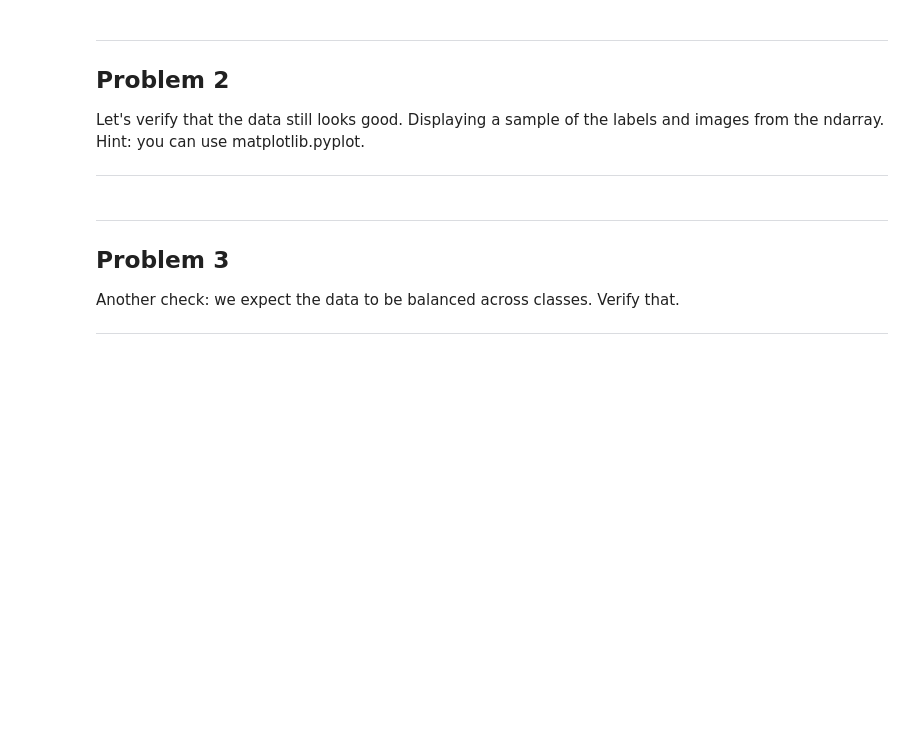
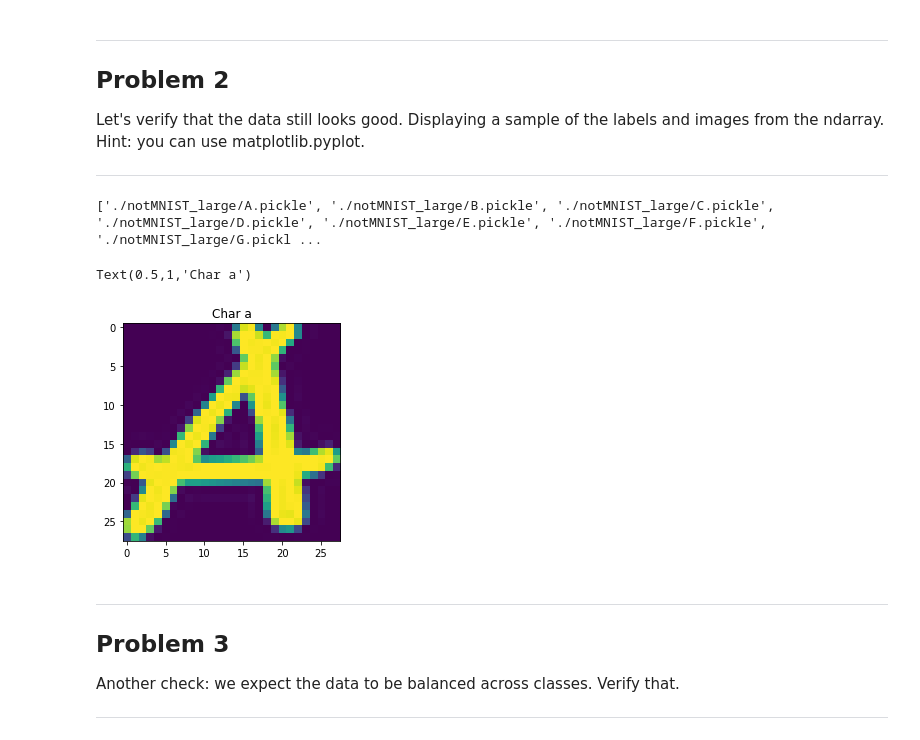
Before and after one commit to dario-pedro/tensorflow, a Jupyter notebook: tensorflow/examples/udacity/1_notmnist.ipynb, the cells around one changed output. Cells and saved outputs as stored; diff of their text form; code cells hidden in the pictures; blank space fills up the shorter version.

```diff
--- a/tensorflow/examples/udacity/1_notmnist.ipynb
+++ b/tensorflow/examples/udacity/1_notmnist.ipynb
@@ -195,6 +208,19 @@ Problem 2
 Let's verify that the data still looks good. Displaying a sample of the labels and images from the ndarray. Hint: you can use matplotlib.pyplot.
 
 ---
+# %%
+#now going to show some labels
+%matplotlib inline
+print(train_datasets)
+with open(train_datasets[0], 'rb') as f:
+        letter_set = pickle.load(f)
+
+plt.imshow(letter_set[3])
+plt.title("Char a")
+# %% [output]
+['./notMNIST_large/A.pickle', './notMNIST_large/B.pickle', './notMNIST_large/C.pickle', './notMNIST_large/D.pickle', './notMNIST_large/E.pickle', './notMNIST_large/F.pickle', './notMNIST_large/G.pickl ...
+Text(0.5,1,'Char a')
+[figure, added]
 # %% [markdown]
 ---
 Problem 3
```
Also changed, not shown: parts of 13 cells of this notebook.
